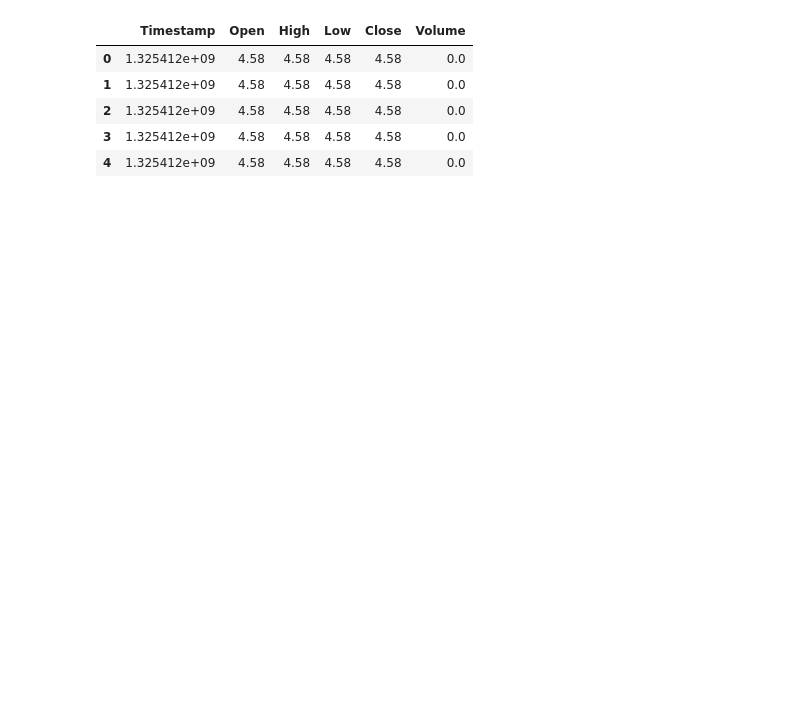
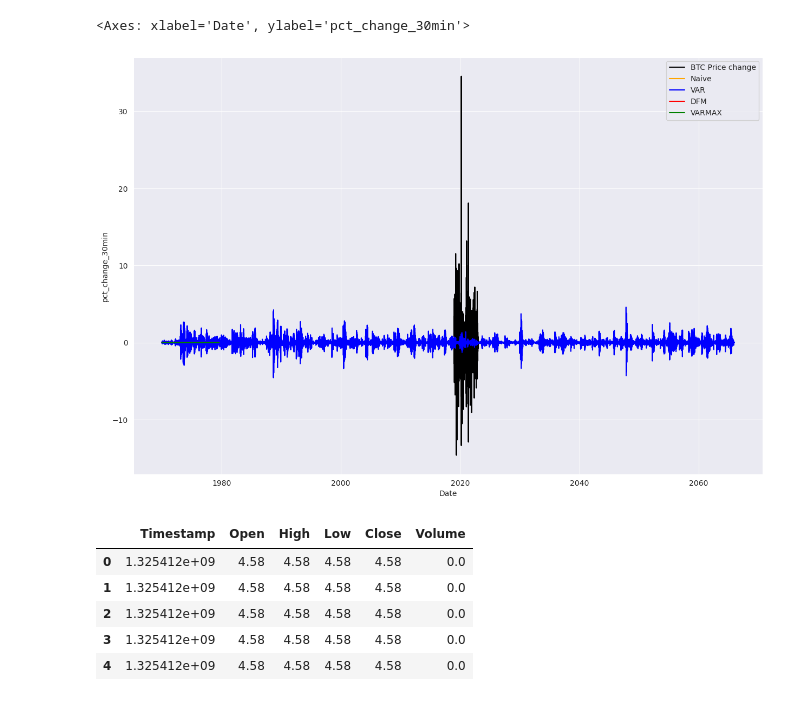
Before and after one commit to Ozzuke/GDELT-BTC, a Jupyter notebook: notebooks/13_evaluation.ipynb, the cells around one changed output. Drawn from its saved outputs; the diff is of its cells as text; code cells hidden in the pictures; blank space fills up the shorter version.

```diff
--- a/notebooks/13_evaluation.ipynb
+++ b/notebooks/13_evaluation.ipynb
@@ -81,14 +133,17 @@ naive_df.head()
 # %%
 # plot btc 30min price and all the models
 import matplotlib.pyplot as plt
 import seaborn as sns
 
-# fig, ax = plt.subplots(figsize=(15, 10))
-# sns.lineplot(data=train_data['pct_change_30min'], ax=ax, label='BTC Price change', color='black')
-# sns.lineplot(data=naive_df['pct_change_30min'], ax=ax, label='Naive', color='orange')
-# sns.lineplot(data=var_df['pct_change_30min'], ax=ax, label='VAR', color='blue')
-# sns.lineplot(data=dfm_df['pct_change_30min'], ax=ax, label='DFM', color='red')
-# sns.lineplot(data=varmax_df['pct_change_30min'], ax=ax, label='VARMAX', color='green')
+fig, ax = plt.subplots(figsize=(15, 10))
+sns.lineplot(data=train_data['pct_change_30min'], ax=ax, label='BTC Price change', color='black')
+sns.lineplot(data=naive_df['pct_change_30min'], ax=ax, label='Naive', color='orange')
+sns.lineplot(data=var_df['pct_change_30min'], ax=ax, label='VAR', color='blue')
+sns.lineplot(data=dfm_df['pct_change_30min'], ax=ax, label='DFM', color='red')
+sns.lineplot(data=varmax_df['pct_change_30min'], ax=ax, label='VARMAX', color='green')
+# %% [output]
+<Axes: xlabel='Date', ylabel='pct_change_30min'>
+[figure, added]
 # %%
 # if pct_change_30min is negative then set it to 0, if pct_change_30min is positive then set it to 1
 naive_signal = naive_df['pct_change_30min'].apply(lambda x: 0 if x < 0 else 1)
```
Also changed, not shown: parts of 15 cells of this notebook.
